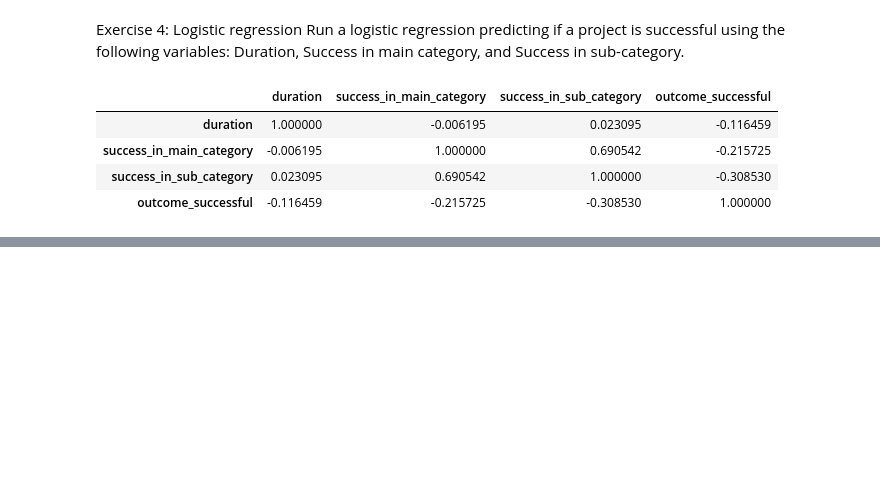
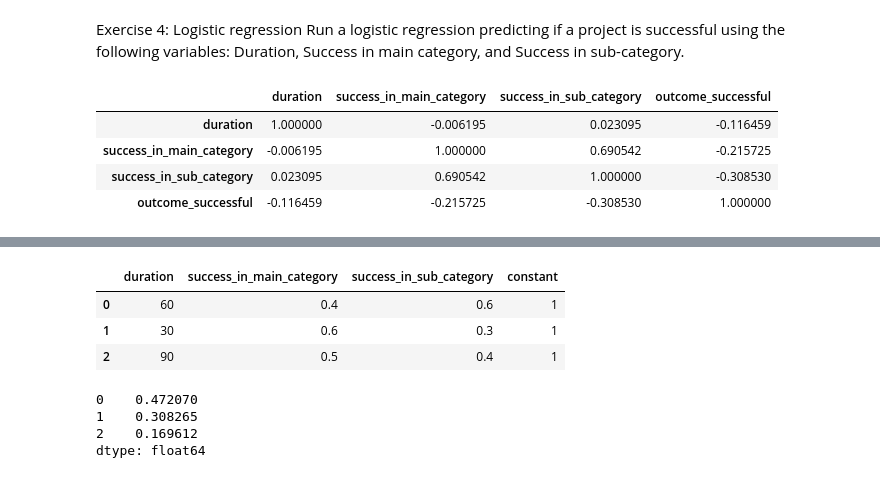
Before and after one commit to bang-a-coder/strategy_analytics, a Jupyter notebook: week2_infogain.ipynb, the cells around one changed output, grey strips where cells are left out. Cells and saved outputs as stored; diff of their text form; code cells hidden in the pictures; blank space fills up the shorter version.

```diff
--- a/week2_infogain.ipynb
+++ b/week2_infogain.ipynb
@@ -427,0 +440,22 @@ success_in_sub_category      4.4255      0.036    123.229      0.000       4.355
+# %%
+# Create dataframe from the campaign data
+campaigns = pd.DataFrame({
+    'duration': [60, 30, 90],
+    'success_in_main_category': [0.4, 0.6, 0.5],
+    'success_in_sub_category': [0.6, 0.3, 0.4],
+    'constant': [1, 1, 1]
+})
+
+campaigns
+# %% [output]
+|  | duration | success_in_main_category | success_in_sub_category | constant |
+| 0 | 60 | 0.4 | 0.6 | 1 |
+| 1 | 30 | 0.6 | 0.3 | 1 |
+| 2 | 90 | 0.5 | 0.4 | 1 |
+# %%
+model.predict(campaigns)
+# %% [output]
+0    0.472070
+1    0.308265
+2    0.169612
+dtype: float64
```
Also changed, not shown: parts of 2 cells of this notebook.
